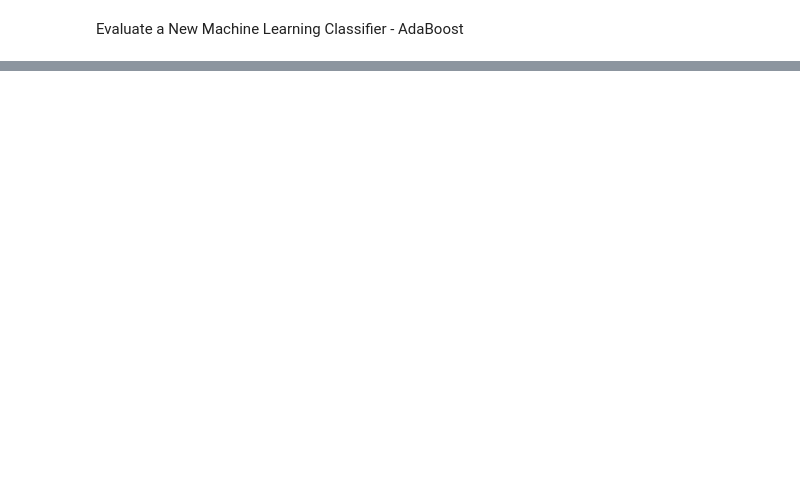
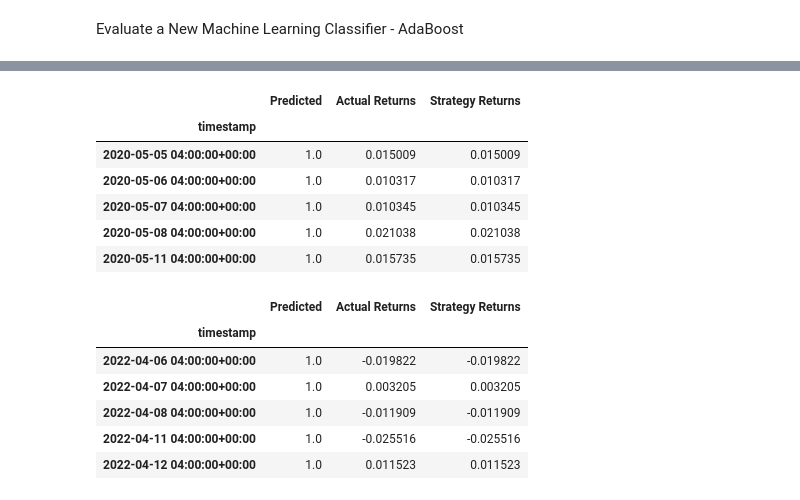
Before and after one commit to lariannrupp/Machine_Learning_Algorithmic_Trading_Bot, a Jupyter notebook: TechSector_Trade_Bot.ipynb, the cells around one changed output, grey strips where cells are left out. Saved outputs shown, nothing was run; the diff lists cells and outputs as text; code cells hidden in the pictures; blank space fills up the shorter version.

```diff
--- a/TechSector_Trade_Bot.ipynb
+++ b/TechSector_Trade_Bot.ipynb
@@ -450,0 +531,33 @@ Evaluate a New Machine Learning Classifier - AdaBoost
+# %%
+# Create a new empty predictions DataFrame.
+
+# Create a predictions DataFrame
+predictions_df_ab = pd.DataFrame(index=X_test.index)
+
+# Add the SVM model predictions to the DataFrame
+predictions_df_ab['Predicted'] = pred
+
+# Add the actual returns to the DataFrame
+predictions_df_ab['Actual Returns'] = signals_df['Actual Returns']
+
+# Add the strategy returns to the DataFrame
+predictions_df_ab['Strategy Returns'] = predictions_df_ab['Actual Returns'] * predictions_df_ab['Predicted']
+
+# Review the DataFrame
+display(predictions_df_ab.head())
+display(predictions_df_ab.tail())
+# %% [output]
+|  | Predicted | Actual Returns | Strategy Returns |
+| timestamp |  |  |  |
+| 2020-05-05 04:00:00+00:00 | 1.0 | 0.015009 | 0.015009 |
+| 2020-05-06 04:00:00+00:00 | 1.0 | 0.010317 | 0.010317 |
+| 2020-05-07 04:00:00+00:00 | 1.0 | 0.010345 | 0.010345 |
+| 2020-05-08 04:00:00+00:00 | 1.0 | 0.021038 | 0.021038 |
+| 2020-05-11 04:00:00+00:00 | 1.0 | 0.015735 | 0.015735 |
+|  | Predicted | Actual Returns | Strategy Returns |
+| timestamp |  |  |  |
+| 2022-04-06 04:00:00+00:00 | 1.0 | -0.019822 | -0.019822 |
+| 2022-04-07 04:00:00+00:00 | 1.0 | 0.003205 | 0.003205 |
+| 2022-04-08 04:00:00+00:00 | 1.0 | -0.011909 | -0.011909 |
+| 2022-04-11 04:00:00+00:00 | 1.0 | -0.025516 | -0.025516 |
+| 2022-04-12 04:00:00+00:00 | 1.0 | 0.011523 | 0.011523 |
```
Also changed, not shown: parts of 20 cells of this notebook.
